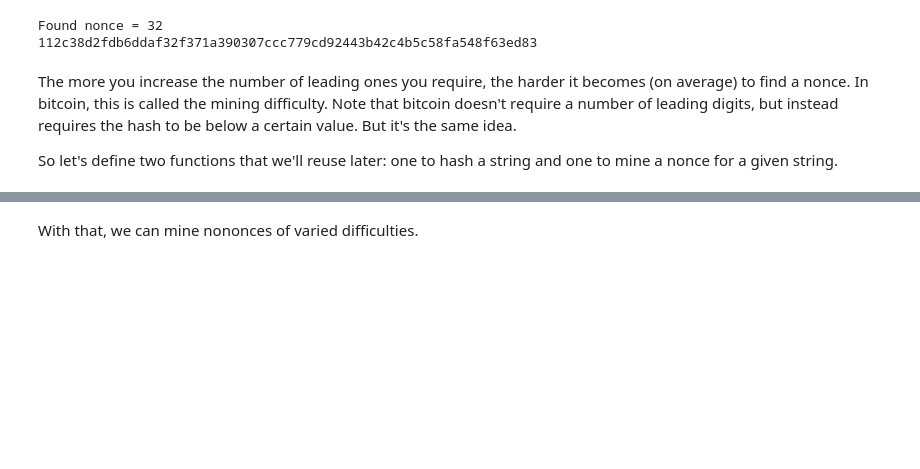
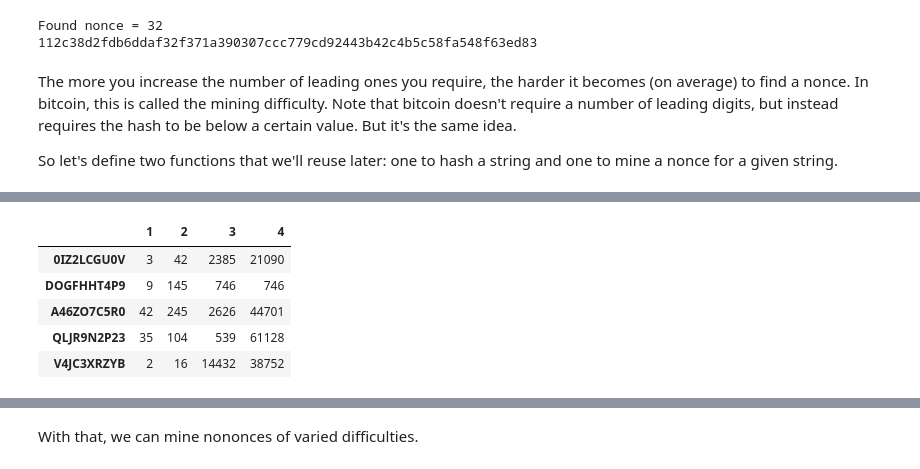
Before and after one commit to Meeshbhoombah/maketh, a Jupyter notebook: maketh.ipynb, the cells around one changed output, grey strips where cells are left out. Cells and saved outputs as stored; diff of their text form; code cells hidden in the pictures; blank space fills up the shorter version.

```diff
--- a/maketh.ipynb
+++ b/maketh.ipynb
@@ -402,0 +446,9 @@ def mine(message, difficulty=1):
+# %%
+results.iloc[:5]
+# %% [output]
+|  | 1 | 2 | 3 | 4 |
+| 0IZ2LCGU0V | 3 | 42 | 2385 | 21090 |
+| DOGFHHT4P9 | 9 | 145 | 746 | 746 |
+| A46ZO7C5R0 | 42 | 245 | 2626 | 44701 |
+| QLJR9N2P23 | 35 | 104 | 539 | 61128 |
+| V4JC3XRZYB | 2 | 16 | 14432 | 38752 |
```
Also changed, not shown: parts of 5 cells of this notebook, 2 other files.
